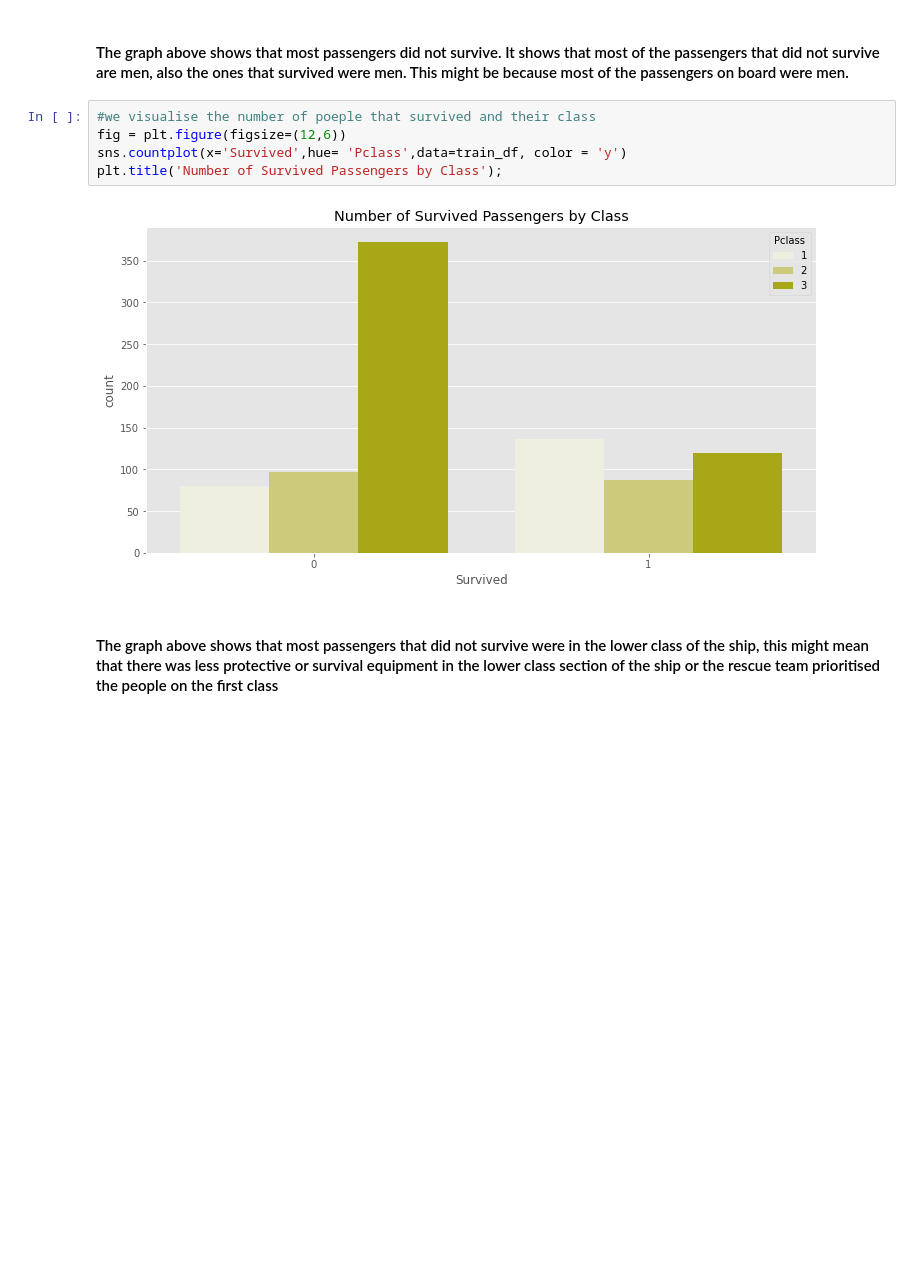
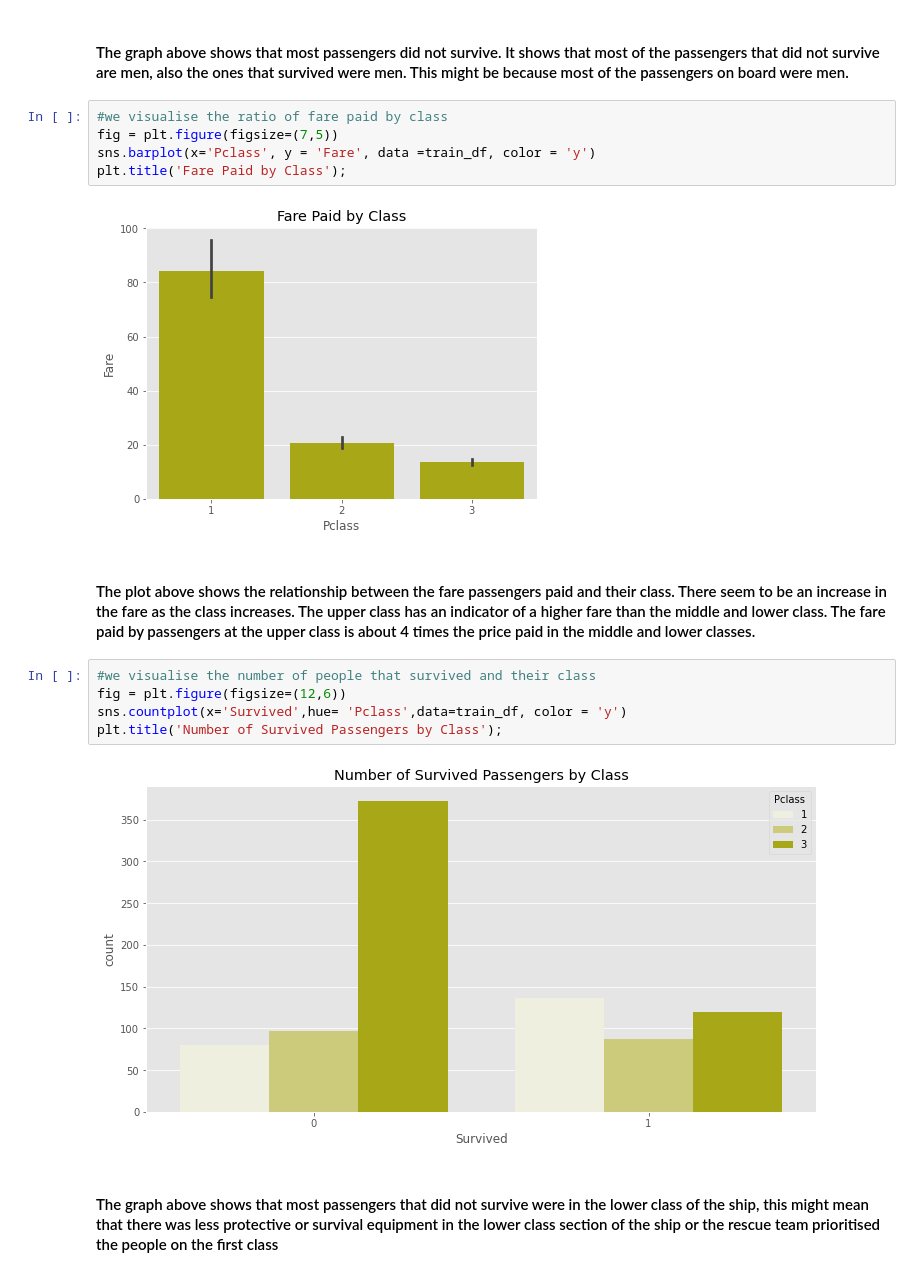
Before and after one commit to Bernice-Akinwande/Kaggle-BIPOC-Mentorship-project, a Jupyter notebook: Titanic Data Analysis .ipynb, the cells around one changed output. Saved outputs shown, nothing was run; the diff lists cells and outputs as text; blank space fills up the shorter version.

```diff
--- a/Titanic Data Analysis .ipynb
+++ b/Titanic Data Analysis .ipynb
@@ -259,8 +259,17 @@ plt.title('Ratio of Survived Passengers by Gender');
 [figure]
 # %% [markdown]
 #### The graph above shows that most passengers did not survive. It shows that most of the passengers that did not survive are men, also the ones that survived were men. This might be because most of the passengers on board were men.
+# %%
+#we visualise the ratio of fare paid by class
+fig = plt.figure(figsize=(7,5))
+sns.barplot(x='Pclass', y = 'Fare', data =train_df, color = 'y')
+plt.title('Fare Paid by Class');
+# %% [output]
+[figure, added]
+# %% [markdown]
+#### The plot above shows the relationship between the fare passengers paid and their class. There seem to be an increase in the fare as the class increases. The upper class has an indicator of a higher fare than the middle and lower class. The fare paid by passengers at the upper class is about 4 times the price paid in the middle and lower classes.
 # %%
-#we visualise the number of poeple that survived and their class
+#we visualise the number of people that survived and their class
 fig = plt.figure(figsize=(12,6))
 sns.countplot(x='Survived',hue= 'Pclass',data=train_df, color = 'y')
 plt.title('Number of Survived Passengers by Class');
```
Also changed, not shown: parts of 64 cells of this notebook.
